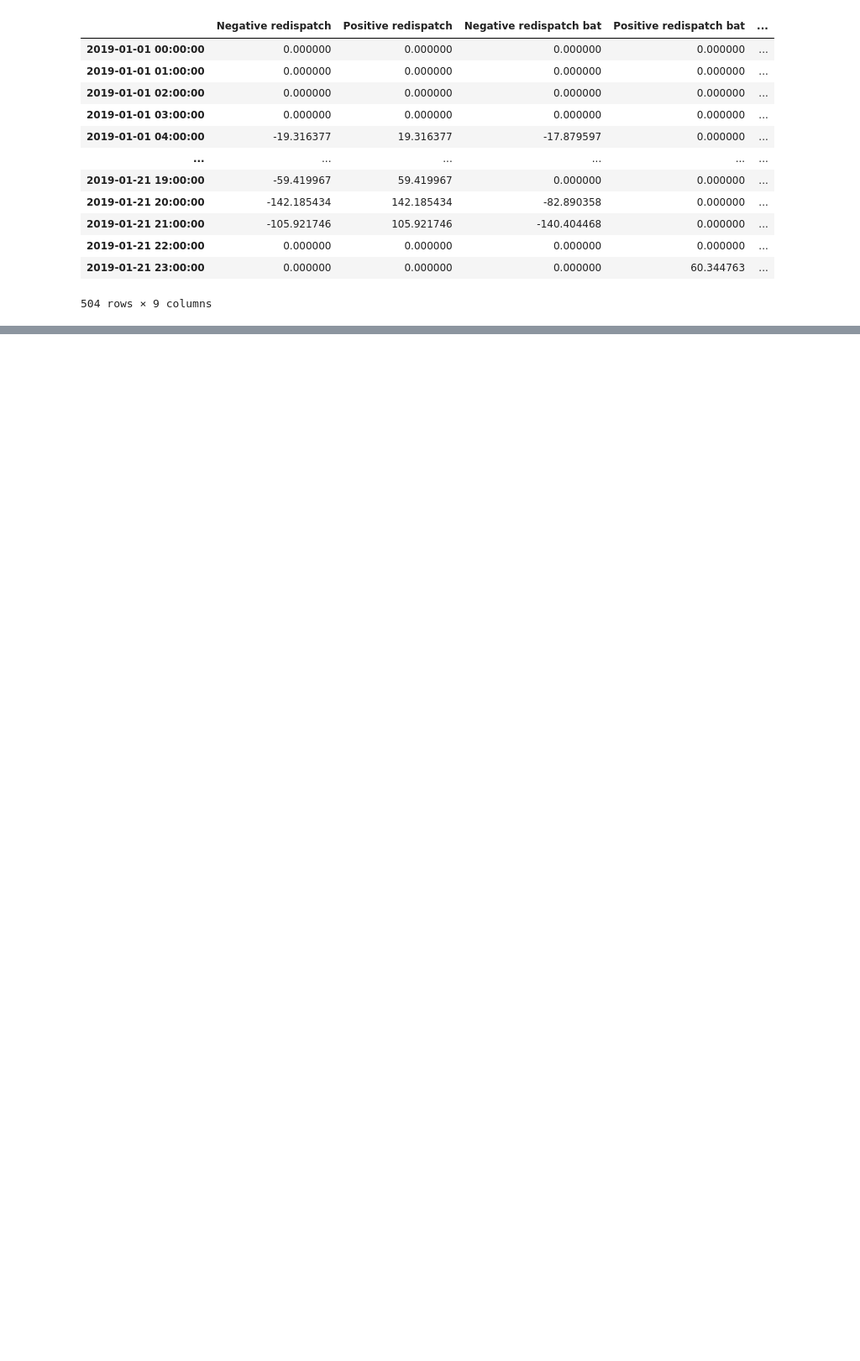
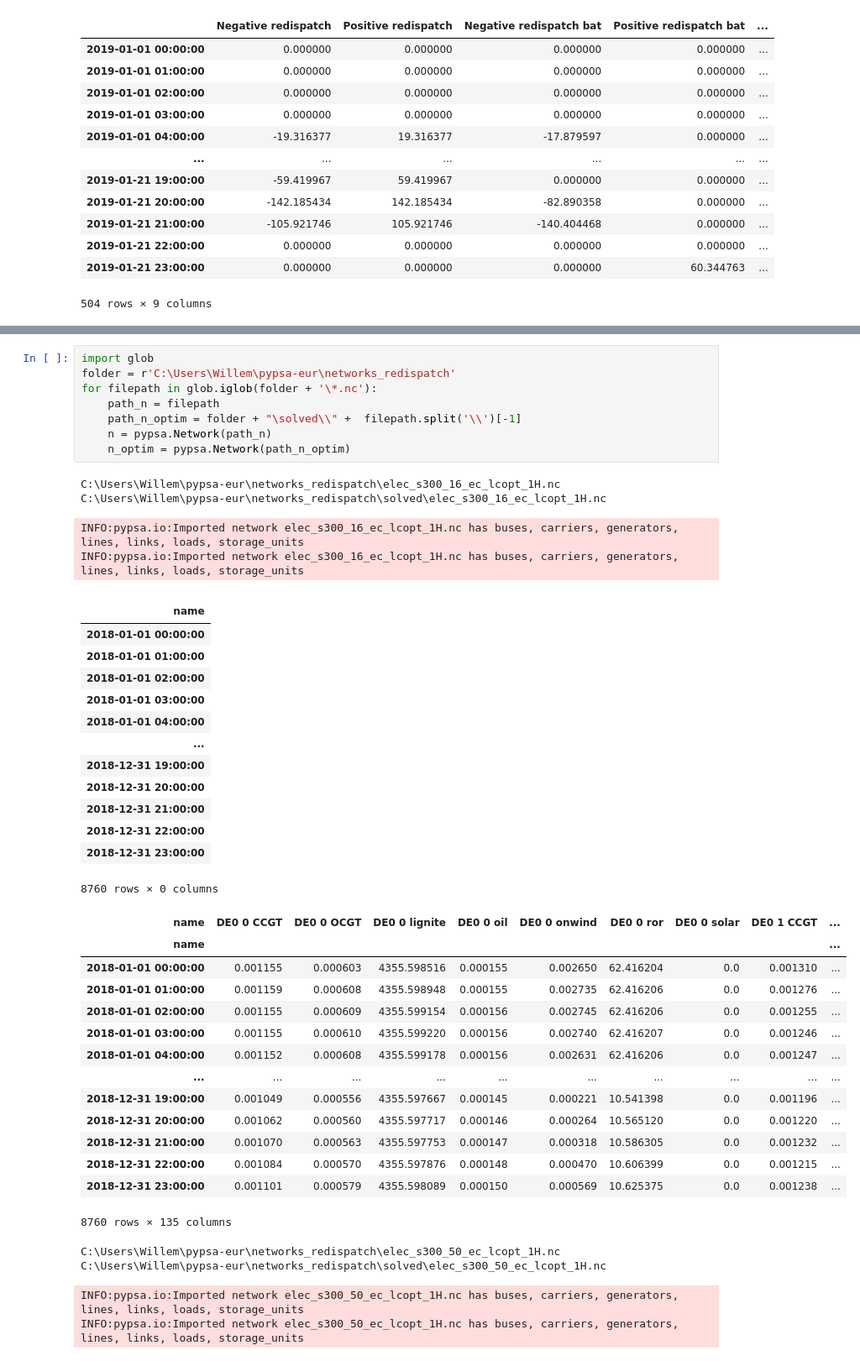
Before and after one commit to WillemDafoe42/pypsa-eur, a Jupyter notebook: Jupyter Notebook/Example Simple Grid.ipynb, the cells around one changed output, grey strips where cells are left out. Shown at 84% size. Saved outputs shown, nothing was run; the diff lists cells and outputs as text; blank space fills up the shorter version.

```diff
--- a/Jupyter Notebook/Example Simple Grid.ipynb
+++ b/Jupyter Notebook/Example Simple Grid.ipynb
@@ -1851,0 +1626,45 @@ pandas.core.frame.DataFrame
+# %%
+import glob
+folder = r'C:\Users\Willem\pypsa-eur\networks_redispatch'
+for filepath in glob.iglob(folder + '\*.nc'):
+    path_n = filepath
+    path_n_optim = folder + "\solved\\" +  filepath.split('\\')[-1]
+    n = pypsa.Network(path_n)
+    n_optim = pypsa.Network(path_n_optim)
+# %% [output]
+C:\Users\Willem\pypsa-eur\networks_redispatch\elec_s300_16_ec_lcopt_1H.nc
+C:\Users\Willem\pypsa-eur\networks_redispatch\solved\elec_s300_16_ec_lcopt_1H.nc
+INFO:pypsa.io:Imported network elec_s300_16_ec_lcopt_1H.nc has buses, carriers, generators, lines, links, loads, storage_units
+INFO:pypsa.io:Imported network elec_s300_16_ec_lcopt_1H.nc has buses, carriers, generators, lines, links, loads, storage_units
+|  |
+| name |
+| 2018-01-01 00:00:00 |
+| 2018-01-01 01:00:00 |
+| 2018-01-01 02:00:00 |
+| 2018-01-01 03:00:00 |
+| 2018-01-01 04:00:00 |
+| ... |
+| 2018-12-31 19:00:00 |
+| 2018-12-31 20:00:00 |
+| 2018-12-31 21:00:00 |
+| 2018-12-31 22:00:00 |
+| 2018-12-31 23:00:00 |
+8760 rows × 0 columns
+| name | DE0 0 CCGT | DE0 0 OCGT | DE0 0 lignite | DE0 0 oil | DE0 0 onwind | DE0 0 ror | DE0 0 solar | DE0 1 CCGT | ... |
+| name |  |  |  |  |  |  |  |  | ... |
+| 2018-01-01 00:00:00 | 0.001155 | 0.000603 | 4355.598516 | 0.000155 | 0.002650 | 62.416204 | 0.0 | 0.001310 | ... |
+| 2018-01-01 01:00:00 | 0.001159 | 0.000608 | 4355.598948 | 0.000155 | 0.002735 | 62.416206 | 0.0 | 0.001276 | ... |
+| 2018-01-01 02:00:00 | 0.001155 | 0.000609 | 4355.599154 | 0.000156 | 0.002745 | 62.416206 | 0.0 | 0.001255 | ... |
+| 2018-01-01 03:00:00 | 0.001155 | 0.000610 | 4355.599220 | 0.000156 | 0.002740 | 62.416207 | 0.0 | 0.001246 | ... |
+| 2018-01-01 04:00:00 | 0.001152 | 0.000608 | 4355.599178 | 0.000156 | 0.002631 | 62.416206 | 0.0 | 0.001247 | ... |
+| ... | ... | ... | ... | ... | ... | ... | ... | ... | ... |
+| 2018-12-31 19:00:00 | 0.001049 | 0.000556 | 4355.597667 | 0.000145 | 0.000221 | 10.541398 | 0.0 | 0.001196 | ... |
+| 2018-12-31 20:00:00 | 0.001062 | 0.000560 | 4355.597717 | 0.000146 | 0.000264 | 10.565120 | 0.0 | 0.001220 | ... |
+| 2018-12-31 21:00:00 | 0.001070 | 0.000563 | 4355.597753 | 0.000147 | 0.000318 | 10.586305 | 0.0 | 0.001232 | ... |
+| 2018-12-31 22:00:00 | 0.001084 | 0.000570 | 4355.597876 | 0.000148 | 0.000470 | 10.606399 | 0.0 | 0.001215 | ... |
+| 2018-12-31 23:00:00 | 0.001101 | 0.000579 | 4355.598089 | 0.000150 | 0.000569 | 10.625375 | 0.0 | 0.001238 | ... |
+8760 rows × 135 columns
+C:\Users\Willem\pypsa-eur\networks_redispatch\elec_s300_50_ec_lcopt_1H.nc
+C:\Users\Willem\pypsa-eur\networks_redispatch\solved\elec_s300_50_ec_lcopt_1H.nc
+INFO:pypsa.io:Imported network elec_s300_50_ec_lcopt_1H.nc has buses, carriers, generators, lines, links, loads, storage_units
+INFO:pypsa.io:Imported network elec_s300_50_ec_lcopt_1H.nc has buses, carriers, generators, lines, links, loads, storage_units
```
Also changed, not shown: parts of 12 cells of this notebook, 22 other files.
